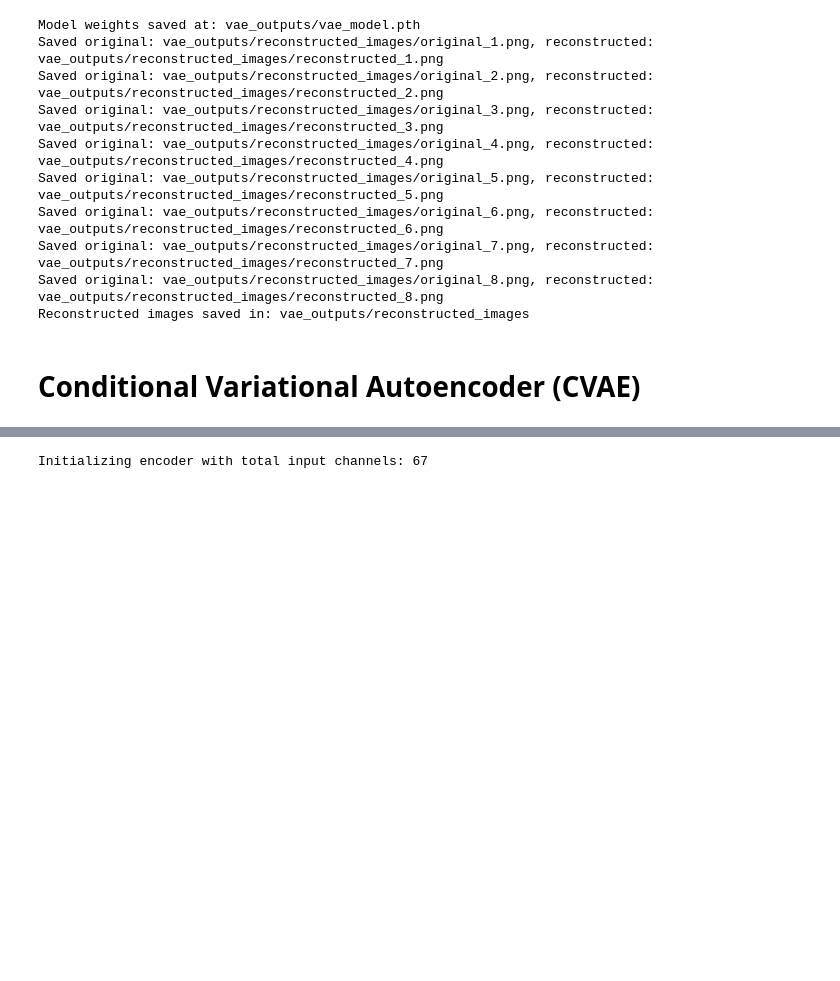
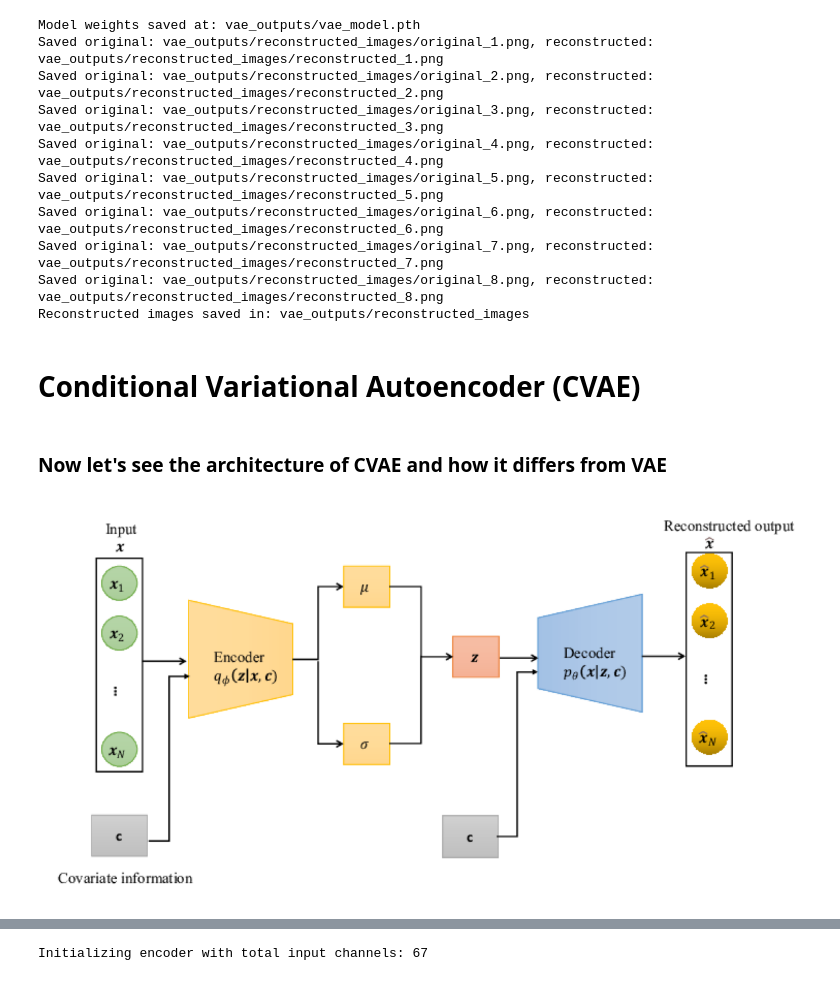
Before and after one commit to LilitAsminian/Deep-Learning, a Jupyter notebook: vae_cvae.ipynb, the cells around one changed output, grey strips where cells are left out. Drawn from its saved outputs; the diff is of its cells as text; code cells hidden in the pictures; blank space fills up the shorter version.

```diff
--- a/vae_cvae.ipynb
+++ b/vae_cvae.ipynb
@@ -523,3 +536,16 @@ Saved original: vae_outputs/reconstructed_images/original_8.png, reconstructed:
 Reconstructed images saved in: vae_outputs/reconstructed_images
 # %% [markdown]
 # Conditional Variational Autoencoder (CVAE)
+# %% [markdown]
+### Now let's see the architecture of CVAE and how it differs from VAE
+# %%
+
+image_path = "/Users/lilitasminian/Desktop/DL_project/Structure-of-CVAE.png"
+image = Image.open(image_path)
+
+plt.figure(figsize=(15, 10))
+plt.imshow(image)
+plt.axis('off')
+plt.show()
+# %% [output]
+[figure, added]
```
Also changed, not shown: parts of 15 cells of this notebook, 3 other files.
